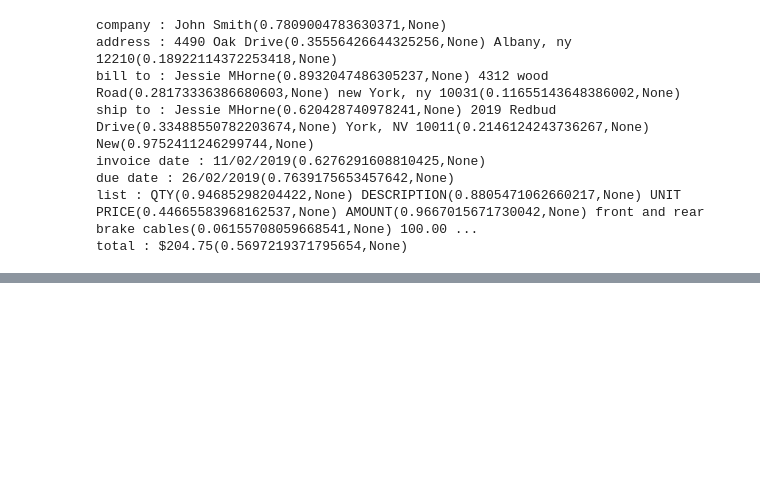
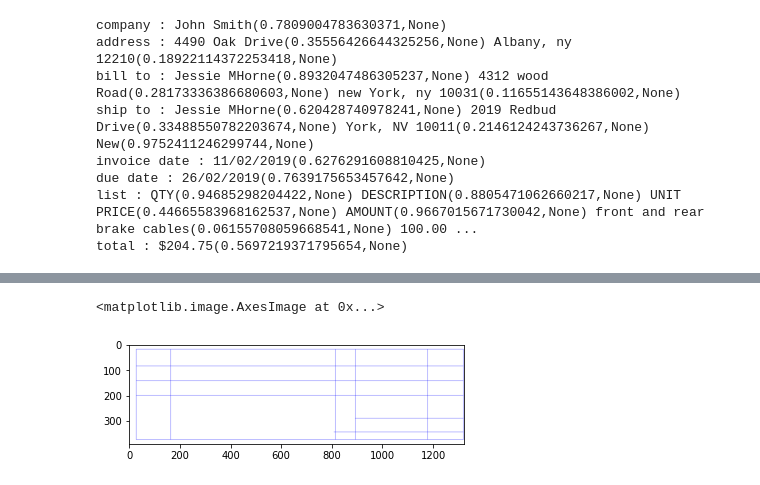
Before and after one commit to dolmani38/OCR, a Jupyter notebook: Untitled18.ipynb, the cells around one changed output, grey strips where cells are left out. Cells and saved outputs as stored; diff of their text form; code cells hidden in the pictures; blank space fills up the shorter version.

```diff
--- a/Untitled18.ipynb
+++ b/Untitled18.ipynb
@@ -459,0 +585,34 @@ total : $204.75(0.5697219371795654,None)
+# %%
+in_file = "list.png"
+pre_file = "pre.png"
+out_file = "out.png"
+
+img = cv2.imread(os.path.join(in_file))
+import numpy as np
+vis = np.ones((img.shape[0],img.shape[1],3), np.uint8)*255
+
+pre_processed = pre_process_image(img, pre_file)
+text_boxes = find_text_boxes(pre_processed)
+cells = find_table_in_boxes(text_boxes)
+
+hor_lines, ver_lines = build_lines(cells)
+
+
+
+
+# for box in text_boxes:
+#     (x, y, w, h) = box
+#     cv2.rectangle(vis, (x, y), (x + w - 2, y + h - 2), (0, 255, 0), 1)
+
+for line in hor_lines:
+    [x1, y1, x2, y2] = line
+    cv2.line(vis, (x1, y1), (x2, y2), (0, 0, 255), 1)
+
+for line in ver_lines:
+    [x1, y1, x2, y2] = line
+    cv2.line(vis, (x1, y1), (x2, y2), (0, 0, 255), 1)
+
+plt.imshow(vis)
+# %% [output]
+<matplotlib.image.AxesImage at 0x...>
+[figure, added]
```
Also changed, not shown: parts of 8 cells of this notebook.
